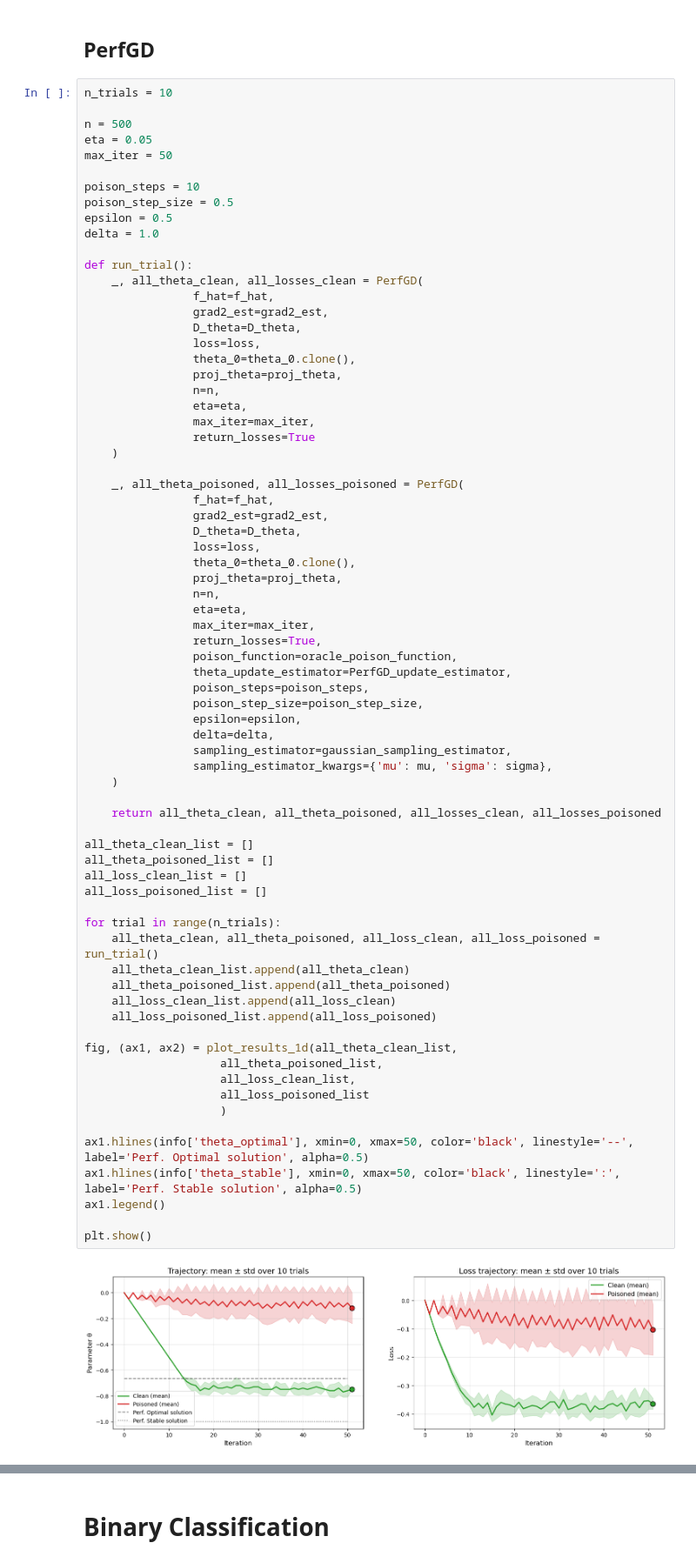
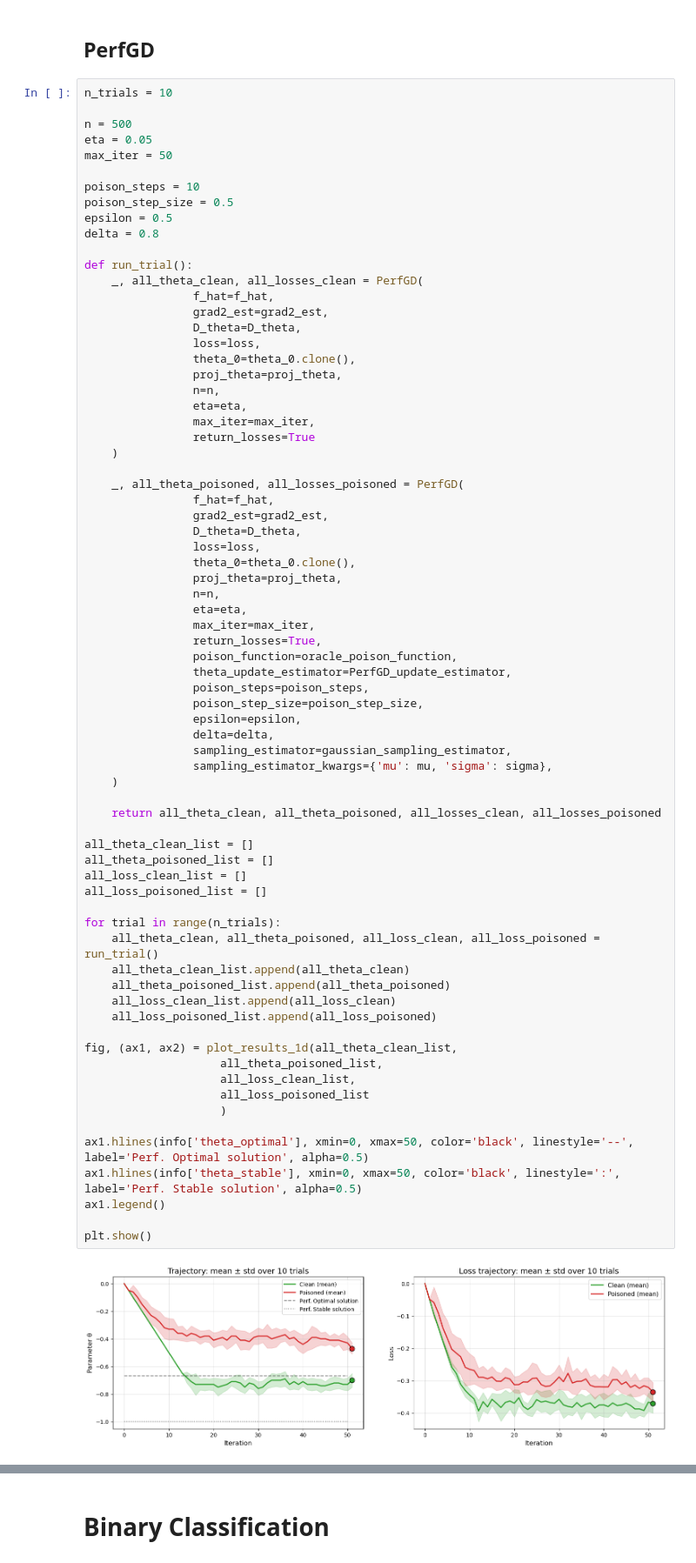
Before and after one commit to tetsnaga/poison-perf, a Jupyter notebook: poisoning/oracle_poison.ipynb, the cells around one changed output, grey strips where cells are left out. Shown at 87% size. Drawn from its saved outputs; the diff is of its cells as text.

```diff
--- a/poisoning/oracle_poison.ipynb
+++ b/poisoning/oracle_poison.ipynb
@@ -187,7 +187,7 @@ max_iter = 50
 poison_steps = 10
 poison_step_size = 0.5
 epsilon = 0.5
-delta = 1.0
+delta = 0.8
 
 def run_trial():
     _, all_theta_clean, all_losses_clean = PerfGD(
@@ -223,31 +223,31 @@ def run_trial():
                 sampling_estimator=gaussian_sampling_estimator,
                 sampling_estimator_kwargs={'mu': mu, 'sigma': sigma},
     )
 
     return all_theta_clean, all_theta_poisoned, all_losses_clean, all_losses_poisoned
 
 all_theta_clean_list = []
 all_theta_poisoned_list = []
 all_loss_clean_list = []
 all_loss_poisoned_list = []
 
 for trial in range(n_trials):
     all_theta_clean, all_theta_poisoned, all_loss_clean, all_loss_poisoned = run_trial()
     all_theta_clean_list.append(all_theta_clean)
     all_theta_poisoned_list.append(all_theta_poisoned)
     all_loss_clean_list.append(all_loss_clean)
     all_loss_poisoned_list.append(all_loss_poisoned)
 
 fig, (ax1, ax2) = plot_results_1d(all_theta_clean_list,
                     all_theta_poisoned_list,
                     all_loss_clean_list,
                     all_loss_poisoned_list
                     )
 
 ax1.hlines(info['theta_optimal'], xmin=0, xmax=50, color='black', linestyle='--', label='Perf. Optimal solution', alpha=0.5)
 ax1.hlines(info['theta_stable'], xmin=0, xmax=50, color='black', linestyle=':', label='Perf. Stable solution', alpha=0.5)
 ax1.legend()
 
 plt.show()
 # %% [output]
-[figure, old version]
+[figure, new version]
```
Also changed, not shown: parts of 3 cells of this notebook, 2 other files.
